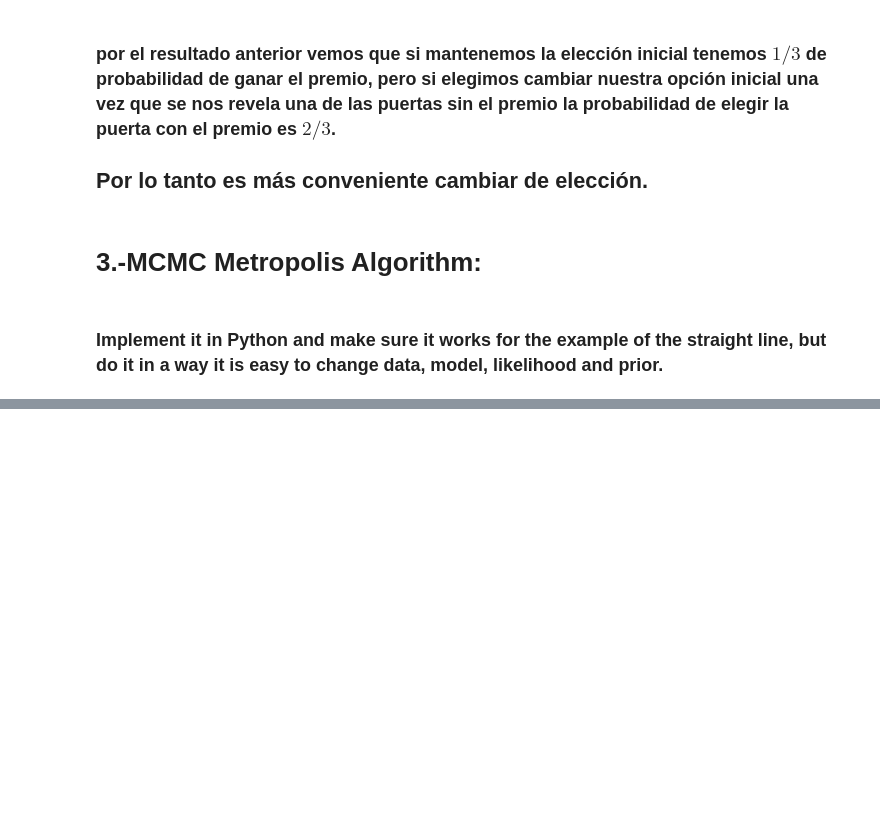
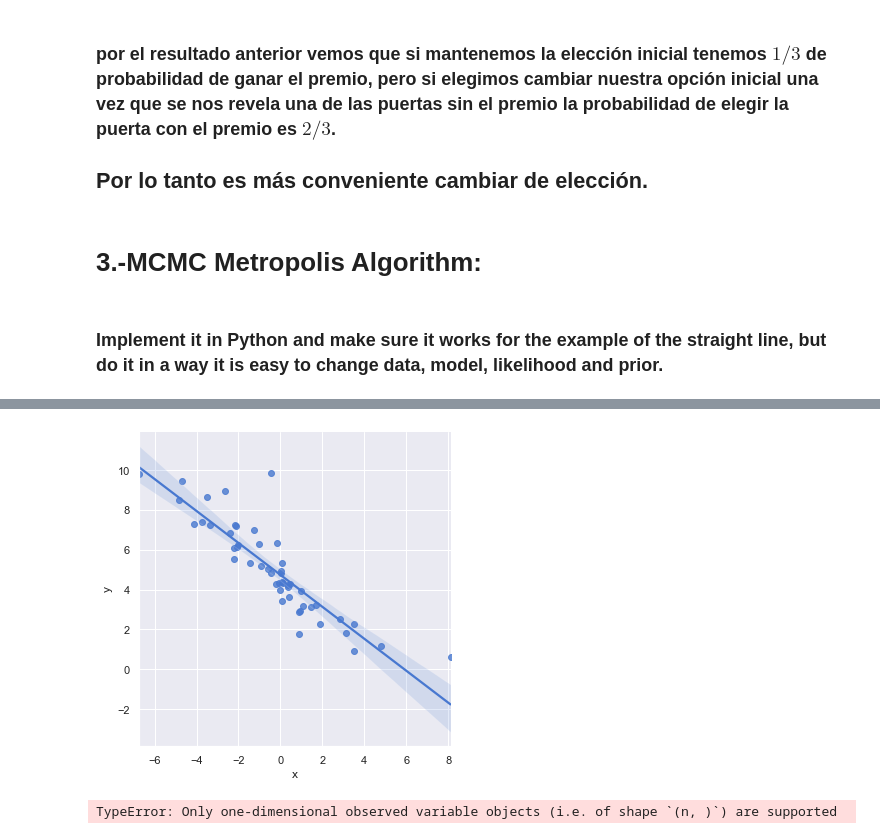
Before and after one commit to DCIDA2019/dcida2020ii-ValdiviaGCR, a Jupyter notebook: Oct16/Homework.ipynb, the cells around one changed output, grey strips where cells are left out. Cells and saved outputs as stored; diff of their text form; code cells hidden in the pictures; blank space fills up the shorter version.

Commit message:
mcmc

```diff
--- a/Oct16/Homework.ipynb
+++ b/Oct16/Homework.ipynb
@@ -46,6 +46,9 @@ import pandas as pd
 import matplotlib.pyplot as plt
 from scipy.optimize import minimize
 from IPython import display
+import seaborn as sns
+import pymc3 as pm
+sns.set(style="darkgrid", palette="muted")
 # %%
 a=np.load('fit_exercise.npy')
 x=a[0]
@@ -125,5 +57,3 @@ plt.show()
-# %%
-df=pd.DataFrame(a)
 # %%
 class StraightLineModel(object):
 
@@ -196,0 +102,6 @@ model = StraightLineModel(x, y, y_err)
+# %%
+model = StraightLineModel(x, y, y_err)
+df2= pd.DataFrame(a)
+df2=pd.DataFrame.transpose(df2)
+df2= df2.drop([2], axis=1)
+df2
@@ -196,0 +126,65 @@ model = StraightLineModel(x, y, y_err)
+# %%
+def simulate_linear_data(N, beta_0, beta_1, eps_sigma_sq,df2):
+    # Create a pandas DataFrame with column 'x' containing
+    # N uniformly sampled values between 0.0 and 1.0
+    df= pd.DataFrame(df2[0])
+
+    # Use a linear model (y ~ beta_0 + beta_1*x + epsilon) to
+    # generate a column 'y' of responses based on 'x'
+    df["x"] = df2[1]
+    df=df.rename(columns={0:'y'})
+    return df
+
+
+if __name__ == "__main__":
+    # These are our "true" parameters
+    beta_0 = 1.0  # Intercept
+    beta_1 = 2.0  # Slope
+
+    # Simulate 100 data points, with a variance of 0.5
+    N = 100
+    eps_sigma_sq = 0.5
+
+    # Simulate the "linear" data using the above parameters
+    df = simulate_linear_data(N, beta_0, beta_1, eps_sigma_sq, df2)
+
+    # Plot the data, and a frequentist linear regression fit
+    # using the seaborn package
+    sns.lmplot(x="x", y="y", data=df, size=5)
+    #plt.xlim(-10, 10)
+# %% [output]
+[figure, added]
+# %%
+def glm_mcmc_inference(df, iterations=5000):
+    # Use PyMC3 to construct a model context
+    basic_model = pm.Model()
+    with basic_model:
+        # Create the glm using the Patsy model syntax
+        # We use a Normal distribution for the likelihood
+        pm.glm.GLM("y ~ x", df, family=pm.glm.families.Normal())
+
+        # Use Maximum A Posteriori (MAP) optimisation as initial value for MCMC
+        start = pm.find_MAP()
+
+        # Use the No-U-Turn Sampler
+        step = pm.NUTS()
+
+        # Calculate the trace
+        trace = pm.sample(
+            iterations, step, start,
+            random_seed=42, progressbar=True
+        )
+
+    return trace
+
+...
+...
+
+if __name__ == "__main__":
+    ...
+    ...
+    trace = glm_mcmc_inference(df, iterations=5000)
+    pm.traceplot(trace[500:])
+    plt.show()
+# %% [output]
+TypeError: Only one-dimensional observed variable objects (i.e. of shape `(n, )`) are supported
```
Also changed, not shown: parts of 8 cells of this notebook.
